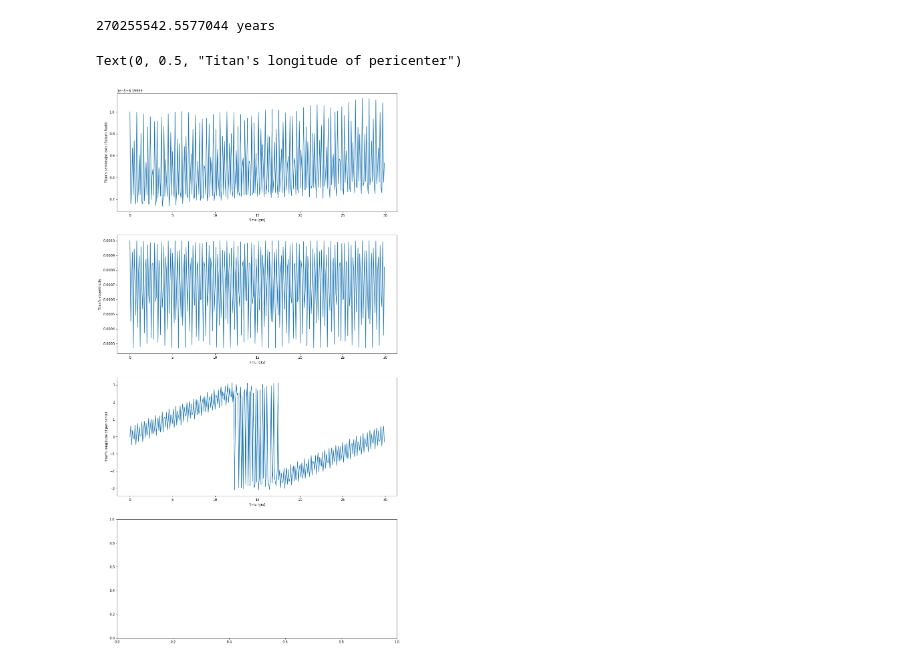
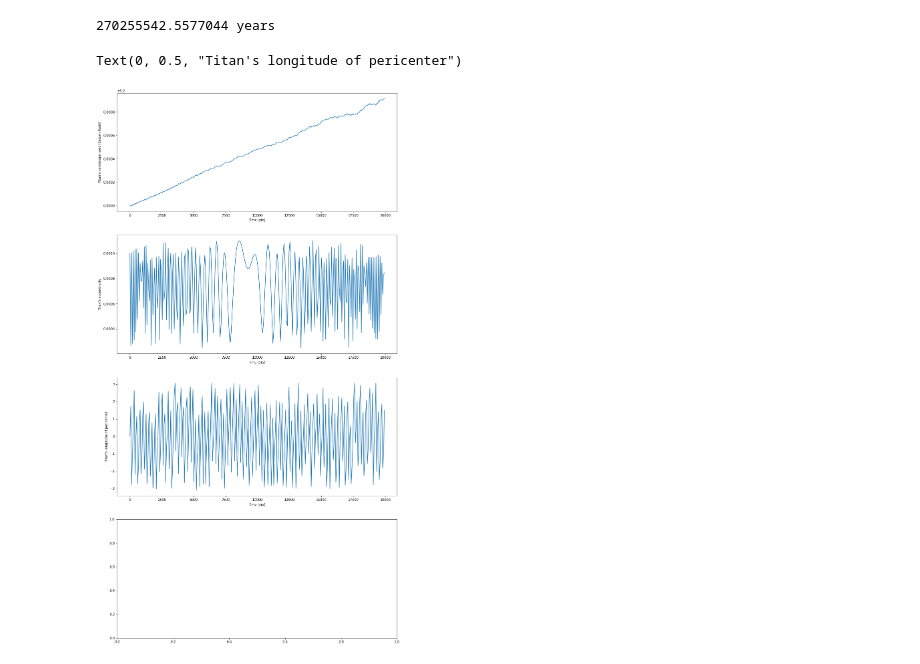
Before and after one commit to hdayuan/F21_JP_Titan-Sims, a Jupyter notebook: titanSims.ipynb, the cells around one changed output. Saved outputs shown, nothing was run; the diff lists cells and outputs as text; code cells hidden in the pictures.

```diff
--- a/titanSims.ipynb
+++ b/titanSims.ipynb
@@ -71,7 +71,7 @@ print(str(timescale) + " years")
 270255542.5577044 years
 # %%
 numSamples = 300
-totalSimTime = 30
+totalSimTime = 20000
 plotDT = totalSimTime/numSamples
 
 # Initialize rebound simulation
@@ -129,31 +129,31 @@ fig.set_size_inches(15, 30)
 axs[0].plot(time_array,a_array)
 axs[0].set_xlabel('Time (yrs)')
 axs[0].set_ylabel('Titan\'s semimajor axis (Saturn Radii)')
 
 axs[1].plot(time_array,e_array)
 axs[1].set_xlabel('Time (yrs)')
 axs[1].set_ylabel('Titan\'s eccentricity')
 
 axs[2].plot(time_array,pomega_array)
 axs[2].set_xlabel('Time (yrs)')
 axs[2].set_ylabel('Titan\'s longitude of pericenter')
 
 
 # exp_pomega = [0] * numSamples
 # for i in range(numSamples):
 #     exp_pomega[i] = exp_prec_freq * time_array[i] + pomega_array[0]
 
 # axs[3].plot(time_array, exp_pomega)
 # axs[3].set_xlabel('Time (yrs)')
 # axs[3].set_ylabel('Titan\'s expected longitude of pericenter')
 
 # fig = rebound.OrbitPlot(sim, unitlabel="[AU]", color=False, periastron=True)
 
 # ax = plt.subplot(111)
 # ax.set_xlim([-.05,.05])
 # ax.set_ylim([-.05,.05])
 
 # plt.show()
 # %% [output]
 Text(0, 0.5, "Titan's longitude of pericenter")
-[figure, old version]
+[figure, new version]
```
Also changed, not shown: 23 other files.
